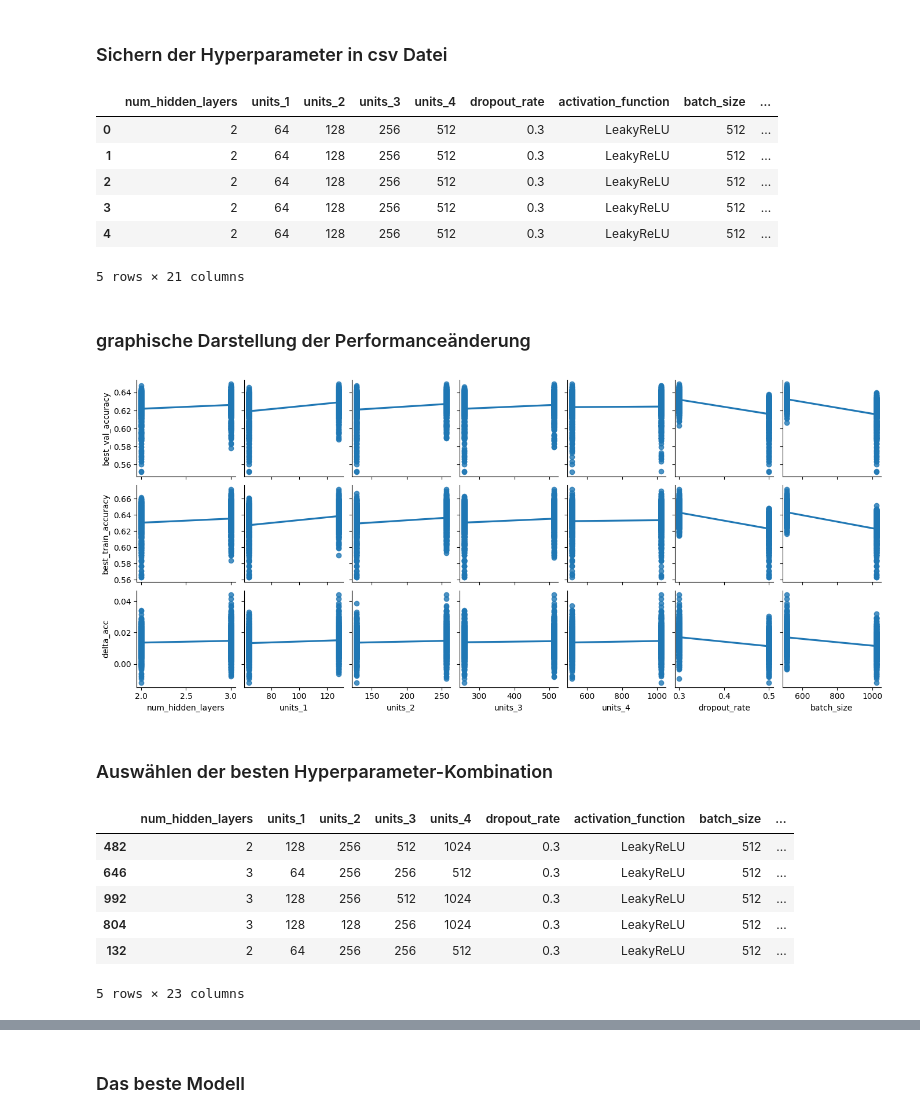
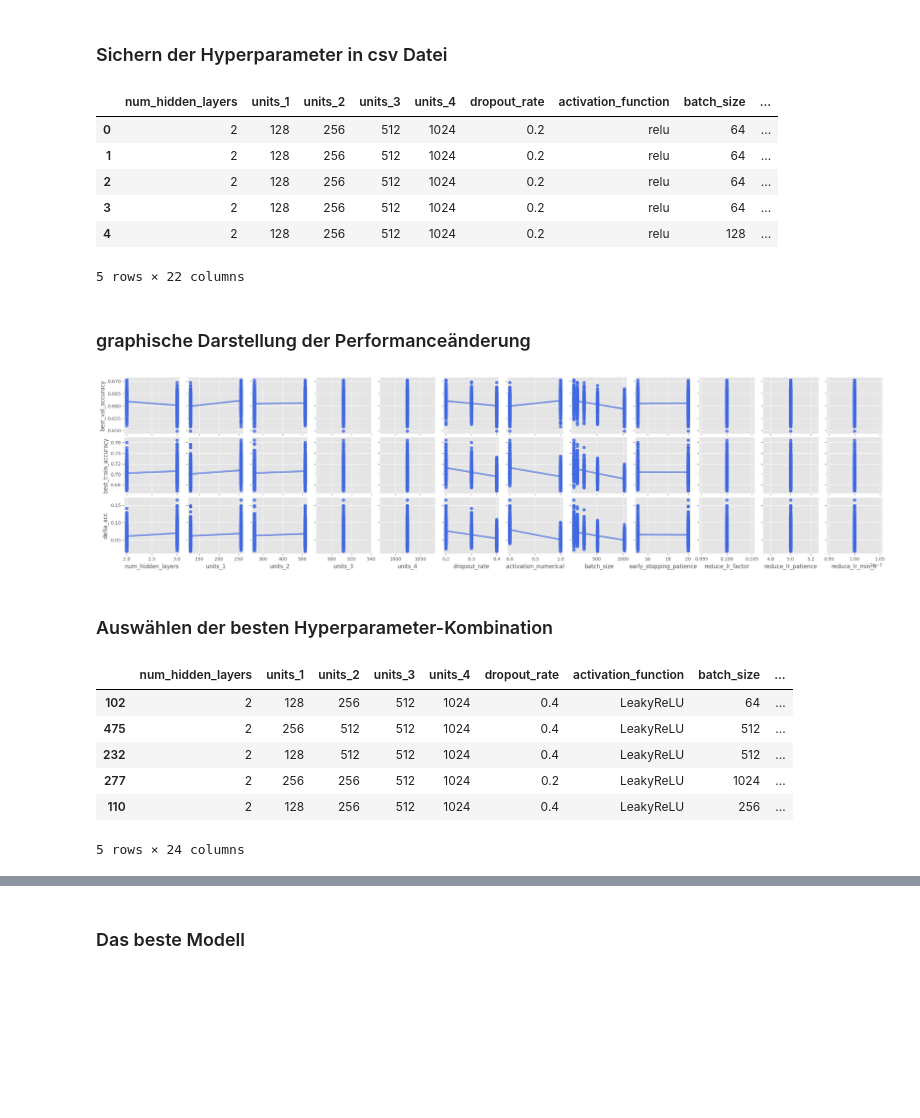
Before and after one commit to Henry-Kr15/TheGenreFactor, a Jupyter notebook: scripts/NN_final.ipynb, the cells around one changed output, grey strips where cells are left out. Saved outputs shown, nothing was run; the diff lists cells and outputs as text; code cells hidden in the pictures; blank space fills up the shorter version.

```diff
--- a/scripts/NN_final.ipynb
+++ b/scripts/NN_final.ipynb
@@ -278,53 +319,53 @@ Start run 703/8192: Parameters: {'num_hidden_layers': 2, 'units_1': 64, 'units_2
 # %%
 import pandas as pd
 
-#resultsDF = pd.DataFrame(search_results)
-#resultsDF['delta_acc'] = (resultsDF['best_train_accuracy']-resultsDF['best_val_accuracy'])/resultsDF['best_val_accuracy']
-#resultsDF.to_csv('../data/optimization_results_final_größer.csv', index=False)
-resultsDF = pd.read_csv('../data/optimization_results_final.csv')
+resultsDF = pd.DataFrame(search_results)
+resultsDF['delta_acc'] = (resultsDF['best_train_accuracy']-resultsDF['best_val_accuracy'])/resultsDF['best_val_accuracy']
+resultsDF.to_csv('../data/optimization_results_chris_2707.csv', index=False)
+resultsDF = pd.read_csv('../data/optimization_results_chris_2707.csv')
 resultsDF.head()
 # %% [output]
 |  | num_hidden_layers | units_1 | units_2 | units_3 | units_4 | dropout_rate | activation_function | batch_size | ... |
-| 0 | 2 | 64 | 128 | 256 | 512 | 0.3 | LeakyReLU | 512 | ... |
-| 1 | 2 | 64 | 128 | 256 | 512 | 0.3 | LeakyReLU | 512 | ... |
-| 2 | 2 | 64 | 128 | 256 | 512 | 0.3 | LeakyReLU | 512 | ... |
-| 3 | 2 | 64 | 128 | 256 | 512 | 0.3 | LeakyReLU | 512 | ... |
-| 4 | 2 | 64 | 128 | 256 | 512 | 0.3 | LeakyReLU | 512 | ... |
+| 0 | 2 | 128 | 256 | 512 | 1024 | 0.2 | relu | 64 | ... |
+| 1 | 2 | 128 | 256 | 512 | 1024 | 0.2 | relu | 64 | ... |
+| 2 | 2 | 128 | 256 | 512 | 1024 | 0.2 | relu | 64 | ... |
+| 3 | 2 | 128 | 256 | 512 | 1024 | 0.2 | relu | 64 | ... |
+| 4 | 2 | 128 | 256 | 512 | 1024 | 0.2 | relu | 128 | ... |
-5 rows × 21 columns
+5 rows × 22 columns
 # %% [markdown]
 ### graphische Darstellung der Performanceänderung
 # %%
 import seaborn as sns
 
 # Mapping der activation_function auf numerische Werte
 activation_mapping = {'relu': 0, 'LeakyReLU': 1}
 resultsDF['activation_numerical'] = resultsDF['activation_function'].map(activation_mapping)
 
 x_vars = [
     'num_hidden_layers',
     'units_1',
     'units_2',
     'units_3',
     'units_4',
     'dropout_rate',
-#    'activation_numerical',
+    'activation_numerical',
     'batch_size',
-#    'early_stopping_patience',
-#    'reduce_lr_factor',
-#    'reduce_lr_patience',
-#    'reduce_lr_min_lr'
+    'early_stopping_patience',
+    'reduce_lr_factor',
+    'reduce_lr_patience',
+    'reduce_lr_min_lr'
 ]
 
 y_vars = [
     'best_val_accuracy',
     'best_train_accuracy',
     'delta_acc'
 ]
 
-sns.pairplot(resultsDF, x_vars=x_vars, y_vars=y_vars, kind='reg', height=2)
-plt.savefig('../figures/HPO_parameter.pdf', format='pdf')
+sns.pairplot(resultsDF, x_vars=x_vars, y_vars=y_vars, kind='reg', height=2, plot_kws={'color':'royalblue'})
+plt.savefig('../figures/nn/HPO_parameter.pdf', format='pdf')
 # %% [output]
-[figure, old version]
+[figure, new version]
 # %% [markdown]
 ### Auswählen der besten Hyperparameter-Kombination
 # %%
@@ -337,7 +378,7 @@ def calculate_score(row):
     best_val_acc_score = row['best_val_accuracy']  # Je größer die Best Validation Accuracy, desto besser der Score
 
     #Gewichte
-    w1=0.4
+    w1=0.5
     w2=1
 
     # Gesamtscore berechnen
@@ -354,12 +395,12 @@ resultsDF = resultsDF.sort_values('score', ascending=False)
 resultsDF.head()
 # %% [output]
 |  | num_hidden_layers | units_1 | units_2 | units_3 | units_4 | dropout_rate | activation_function | batch_size | ... |
-| 482 | 2 | 128 | 256 | 512 | 1024 | 0.3 | LeakyReLU | 512 | ... |
-| 646 | 3 | 64 | 256 | 256 | 512 | 0.3 | LeakyReLU | 512 | ... |
-| 992 | 3 | 128 | 256 | 512 | 1024 | 0.3 | LeakyReLU | 512 | ... |
-| 804 | 3 | 128 | 128 | 256 | 1024 | 0.3 | LeakyReLU | 512 | ... |
-| 132 | 2 | 64 | 256 | 256 | 512 | 0.3 | LeakyReLU | 512 | ... |
+| 102 | 2 | 128 | 256 | 512 | 1024 | 0.4 | LeakyReLU | 64 | ... |
+| 475 | 2 | 256 | 512 | 512 | 1024 | 0.4 | LeakyReLU | 512 | ... |
+| 232 | 2 | 128 | 512 | 512 | 1024 | 0.4 | LeakyReLU | 512 | ... |
+| 277 | 2 | 256 | 256 | 512 | 1024 | 0.2 | LeakyReLU | 1024 | ... |
+| 110 | 2 | 128 | 256 | 512 | 1024 | 0.4 | LeakyReLU | 256 | ... |
-5 rows × 23 columns
+5 rows × 24 columns
 # %%
 import matplotlib.pyplot as plt
 
```
Also changed, not shown: parts of 17 cells of this notebook.
